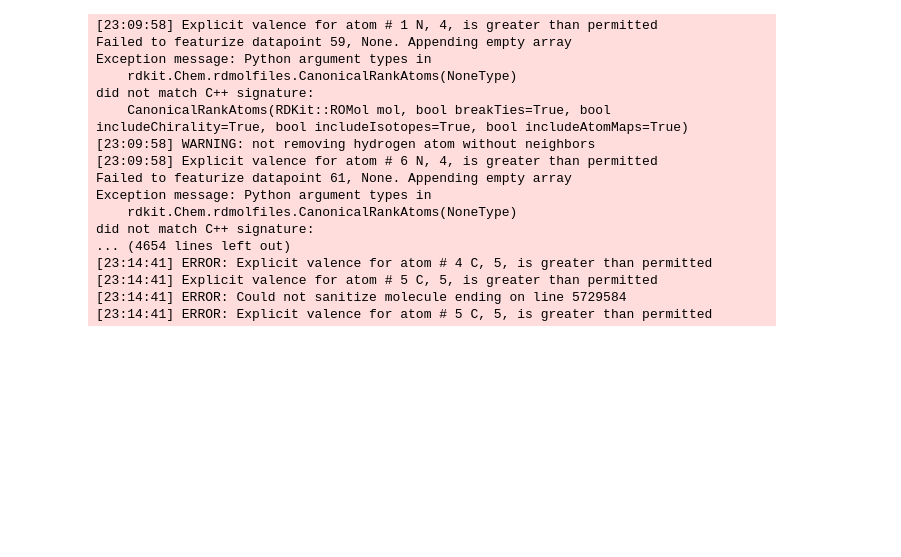
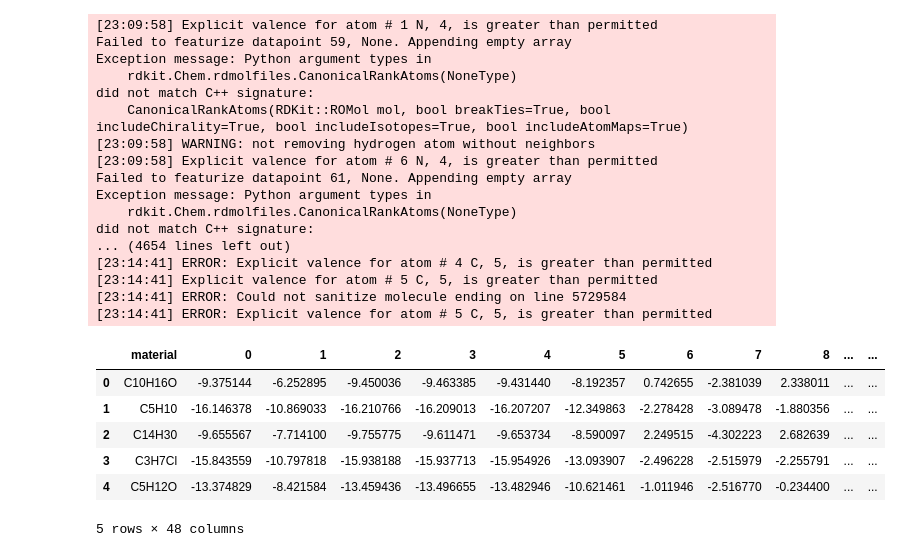
Before and after one commit to icarlous/Trans_Knowledge, a Jupyter notebook: Kegg_demo.ipynb, the cells around one changed output. Saved outputs shown, nothing was run; the diff lists cells and outputs as text; code cells hidden in the pictures; blank space fills up the shorter version.

```diff
--- a/Kegg_demo.ipynb
+++ b/Kegg_demo.ipynb
@@ -58,3 +60,14 @@ did not match C++ signature:
 [23:14:41] Explicit valence for atom # 5 C, 5, is greater than permitted
 [23:14:41] ERROR: Could not sanitize molecule ending on line 5729584
 [23:14:41] ERROR: Explicit valence for atom # 5 C, 5, is greater than permitted
+# %%
+df_atm=pd.read_csv('./data/chems_mol_embeds.tsv', sep='\t')
+df_atm.head()
+# %% [output]
+|  | material | 0 | 1 | 2 | 3 | 4 | 5 | 6 | 7 | 8 | ... | ... |
+| 0 | C10H16O | -9.375144 | -6.252895 | -9.450036 | -9.463385 | -9.431440 | -8.192357 | 0.742655 | -2.381039 | 2.338011 | ... | ... |
+| 1 | C5H10 | -16.146378 | -10.869033 | -16.210766 | -16.209013 | -16.207207 | -12.349863 | -2.278428 | -3.089478 | -1.880356 | ... | ... |
+| 2 | C14H30 | -9.655567 | -7.714100 | -9.755775 | -9.611471 | -9.653734 | -8.590097 | 2.249515 | -4.302223 | 2.682639 | ... | ... |
+| 3 | C3H7Cl | -15.843559 | -10.797818 | -15.938188 | -15.937713 | -15.954926 | -13.093907 | -2.496228 | -2.515979 | -2.255791 | ... | ... |
+| 4 | C5H12O | -13.374829 | -8.421584 | -13.459436 | -13.496655 | -13.482946 | -10.621461 | -1.011946 | -2.516770 | -0.234400 | ... | ... |
+5 rows × 48 columns
```
Also changed, not shown: parts of 2 cells of this notebook.
